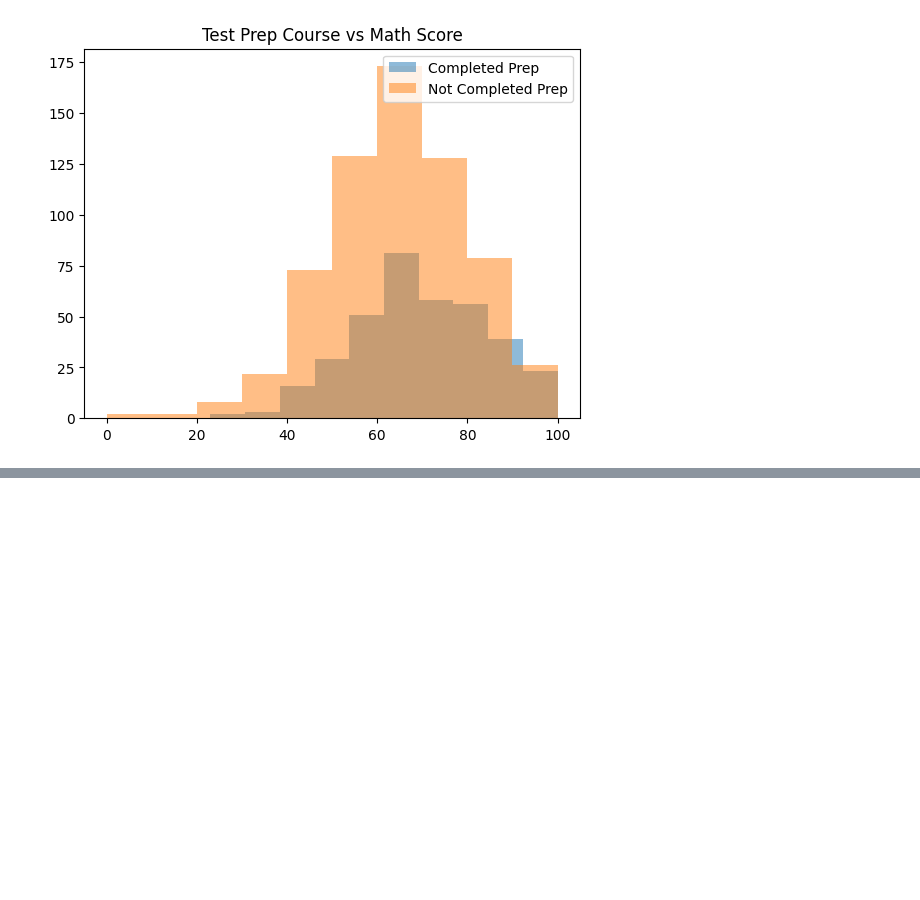
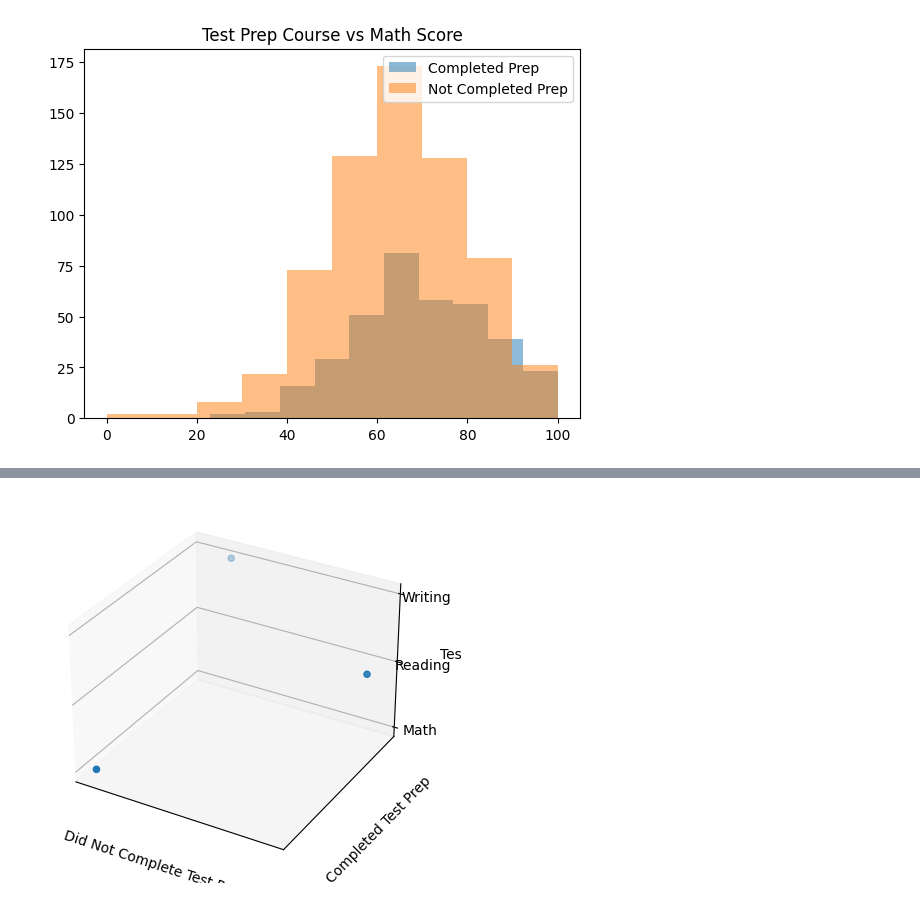
Before and after one commit to heyodai/cs5530-assignment1, a Jupyter notebook: question_2.ipynb, the cells around one changed output, grey strips where cells are left out. Drawn from its saved outputs; the diff is of its cells as text; code cells hidden in the pictures; blank space fills up the shorter version.

Commit message:
add 3d chart

```diff
--- a/question_2.ipynb
+++ b/question_2.ipynb
@@ -165,0 +174,21 @@ plt.show()
+# %%
+# create dictionary to map test names to numerical values
+test_map = {'Math': 0, 'Reading': 1, 'Writing': 2}
+
+# create 3D scatterplot
+fig = plt.figure()
+ax = fig.add_subplot(111, projection='3d')
+x = list(prep_data.loc['none'])
+y = list(prep_data.loc['completed'])
+z = [test_map[test] for test in test_map]
+ax.set_xlabel('Did Not Complete Test Prep')
+ax.set_ylabel('Completed Test Prep')
+ax.set_zlabel('Test')
+ax.set_xticks([0, 1])
+ax.set_yticks([0, 1])
+ax.set_zticks(list(test_map.values()))
+ax.set_zticklabels(list(test_map.keys()))
+ax.scatter(x, y, z)
+plt.show()
+# %% [output]
+[figure, added]
```
Also changed, not shown: parts of 3 cells of this notebook.
